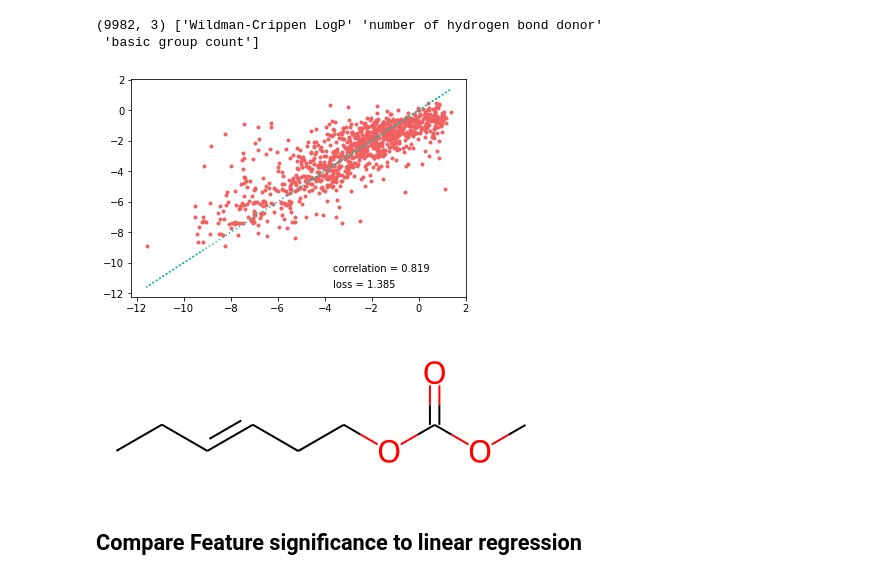
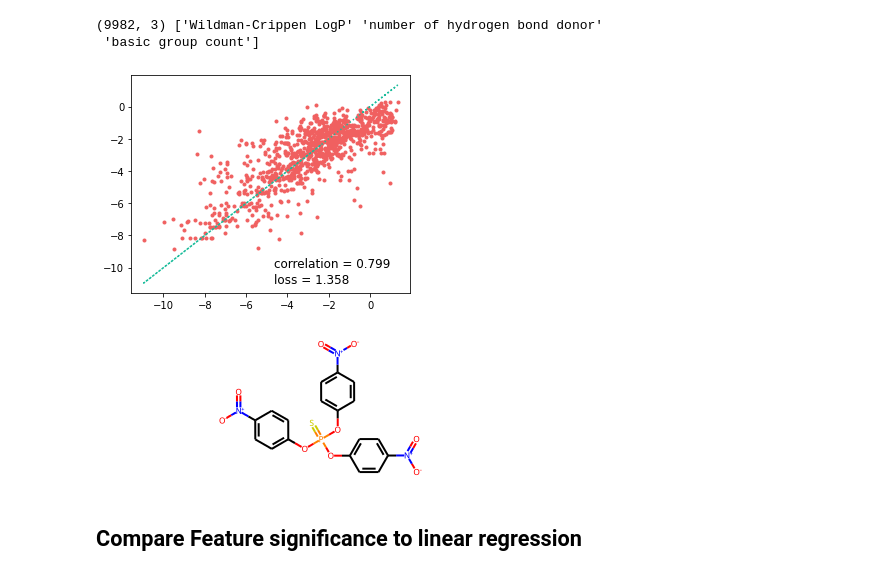
Before and after one commit to ur-whitelab/exmol, a Jupyter notebook: LIME/RF-lime.ipynb, the cells around one changed output. Cells and saved outputs as stored; diff of their text form; code cells hidden in the pictures.

```diff
--- a/LIME/RF-lime.ipynb
+++ b/LIME/RF-lime.ipynb
@@ -82,19 +83,14 @@ predicted = clf.predict(X_test)
 (9982, 3) ['Wildman-Crippen LogP' 'number of hydrogen bond donor'
  'basic group count']
 # %%
-X_train, X_test, y_train, y_test = train_test_split(
-    features, labels, test_size=0.1, shuffle=True)
-
-clf = RandomForestRegressor(max_depth=10, random_state=0)
-clf.fit(X_train, y_train)
-predicted = clf.predict(X_test)
+plt.figure(figsize=(5,4))
 plt.plot(y_test, predicted, '.')
 plt.plot(y_test, y_test, linestyle=':')
-plt.text(max(y_test) - 5, min(y_test) + 1, f'correlation = {np.corrcoef(y_test, predicted)[0,1]:.3f}')
-plt.text(max(y_test) - 5, min(y_test), f'loss = {np.sqrt(np.mean((y_test - predicted)**2)):.3f}')
+plt.text(max(y_test) - 6, min(y_test) + 1, f'correlation = {np.corrcoef(y_test, predicted)[0,1]:.3f}', fontsize=12)
+plt.text(max(y_test) - 6, min(y_test), f'loss = {np.sqrt(np.mean((y_test - predicted)**2)):.3f}', fontsize=12)
 plt.savefig('RF-ROC.png')
 # %% [output]
-[figure, old version]
+[figure, new version]
 # %%
 def model_eval(smiles, _=None):
     molecules = [rdkit.Chem.MolFromSmiles(smi) for smi in smiles]
@@ -113,7 +104,7 @@ space = exmol.sample_space(smi, model_eval, num_samples=2000)
 # %%
-mol = rdkit.Chem.MolFromSmiles(smi)
+mol = rdkit.Chem.MolFromSmiles( soldata.SMILES[1500])
 mol
 # %% [output]
-[figure, old version]
+[figure, new version]
 # %% [markdown]
 ## Compare Feature significance to linear regression
```
Also changed, not shown: parts of 11 cells of this notebook, 2 other files.
